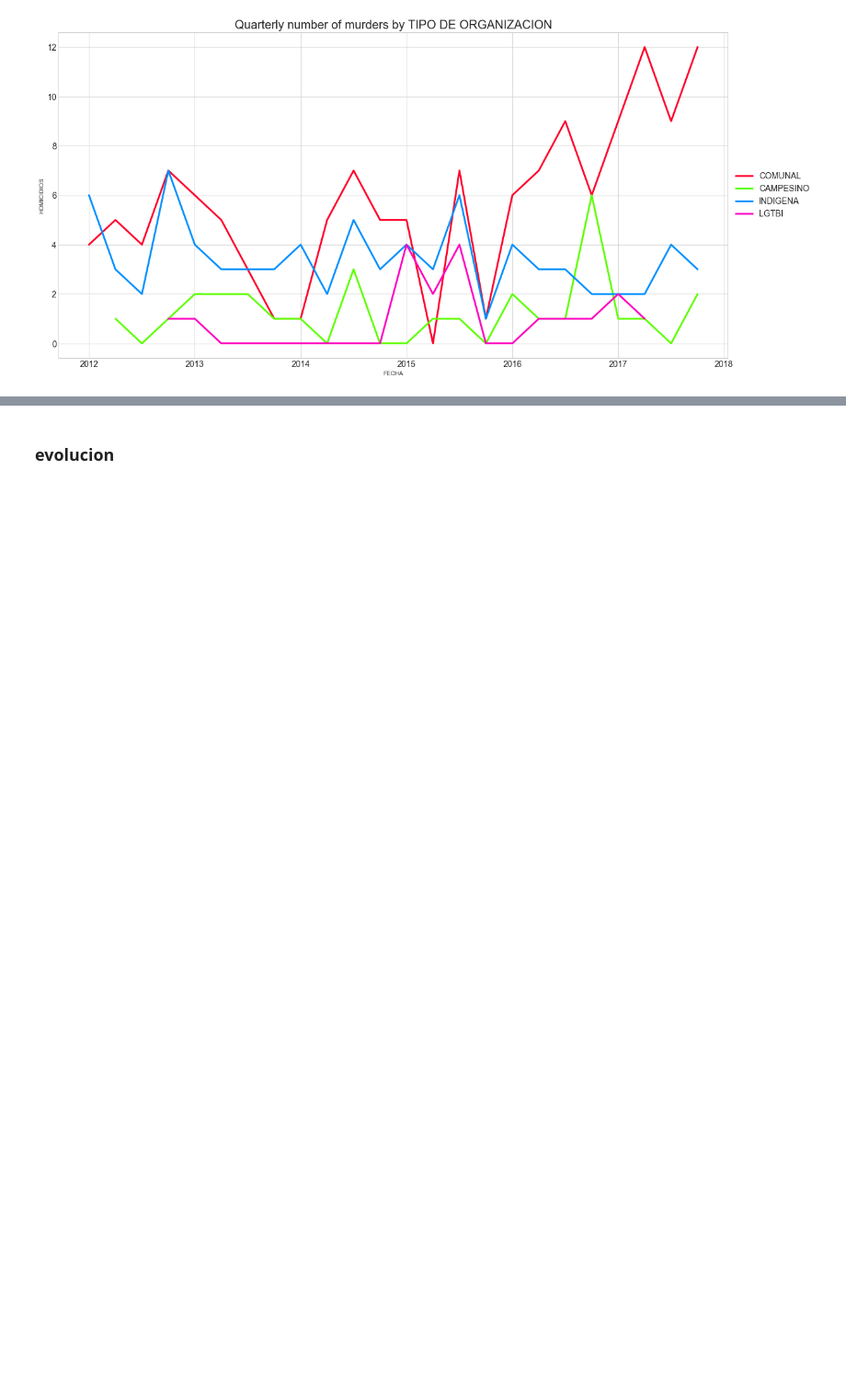
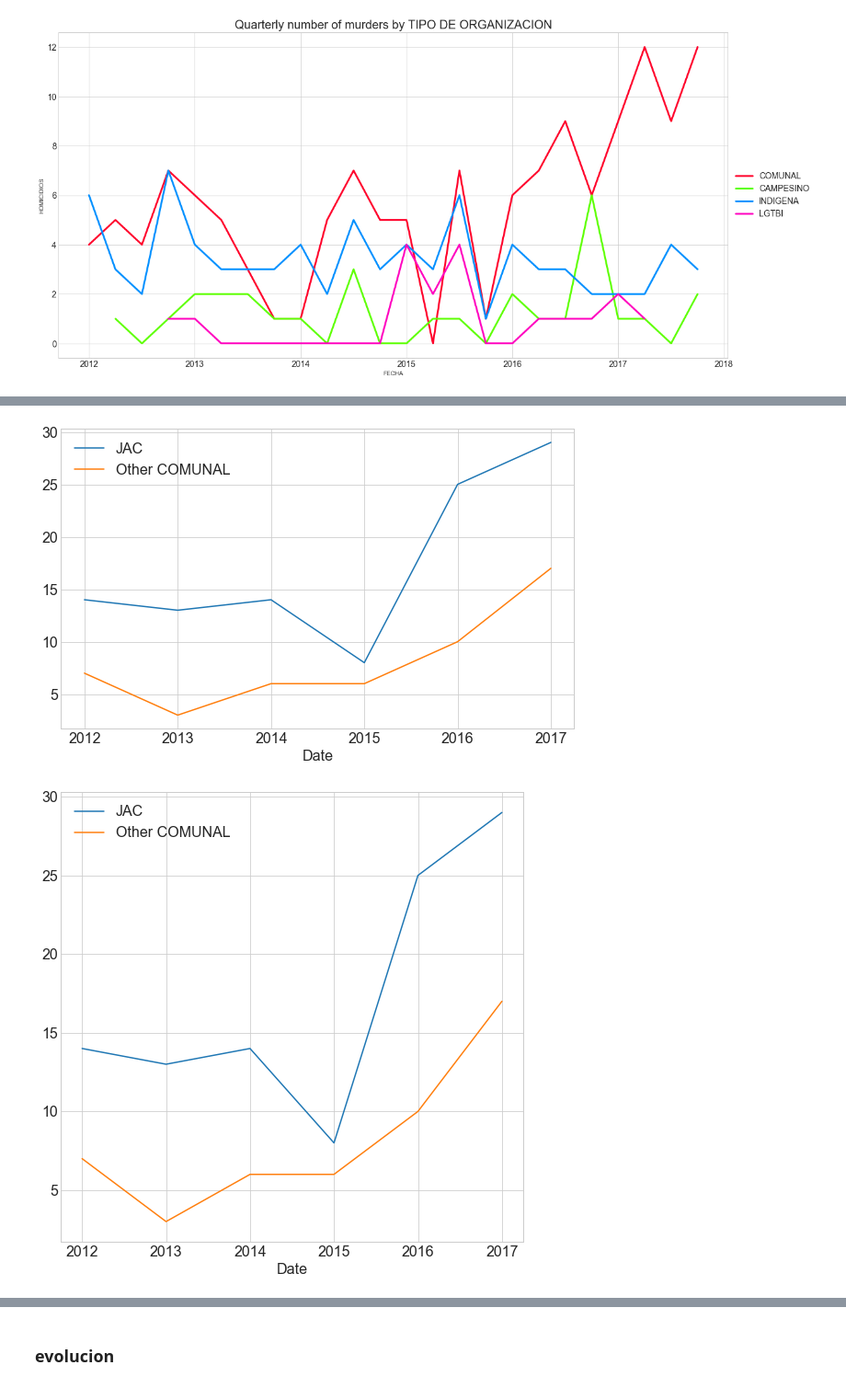
Before and after one commit to benbo/SocialLeaders, a Jupyter notebook: Plots_paper.ipynb, the cells around one changed output, grey strips where cells are left out. Shown at 92% size. Saved outputs shown, nothing was run; the diff lists cells and outputs as text; code cells hidden in the pictures; blank space fills up the shorter version.

```diff
--- a/Plots_paper.ipynb
+++ b/Plots_paper.ipynb
@@ -390,0 +371,17 @@ plt.show()
+# %%
+plt.figure(figsize=(10,6))
+data_social[data_social['JAC']==1]['Deaths'].resample('A').sum().plot(label='JAC')
+dfcomunal[dfcomunal['JAC']==0]['Deaths'].resample('A').sum().plot(label='Other COMUNAL')
+plt.legend()
+plt.savefig('ImagesPaper/JAC_vs_ComunalOtra.png')
+plt.show()
+
+plt.figure(figsize=(9,9))
+data_social[data_social['JAC']==1]['Deaths'].resample('A').sum().plot(label='JAC')
+dfcomunal[dfcomunal['JAC']==0]['Deaths'].resample('A').sum().plot(label='Other COMUNAL')
+plt.legend()
+plt.savefig('ImagesPaper/JAC_vs_ComunalOtraSQUARE.png')
+plt.show()
+# %% [output]
+[figure, added]
+[figure, added]
```
Also changed, not shown: parts of 81 cells of this notebook, 1 other file.
